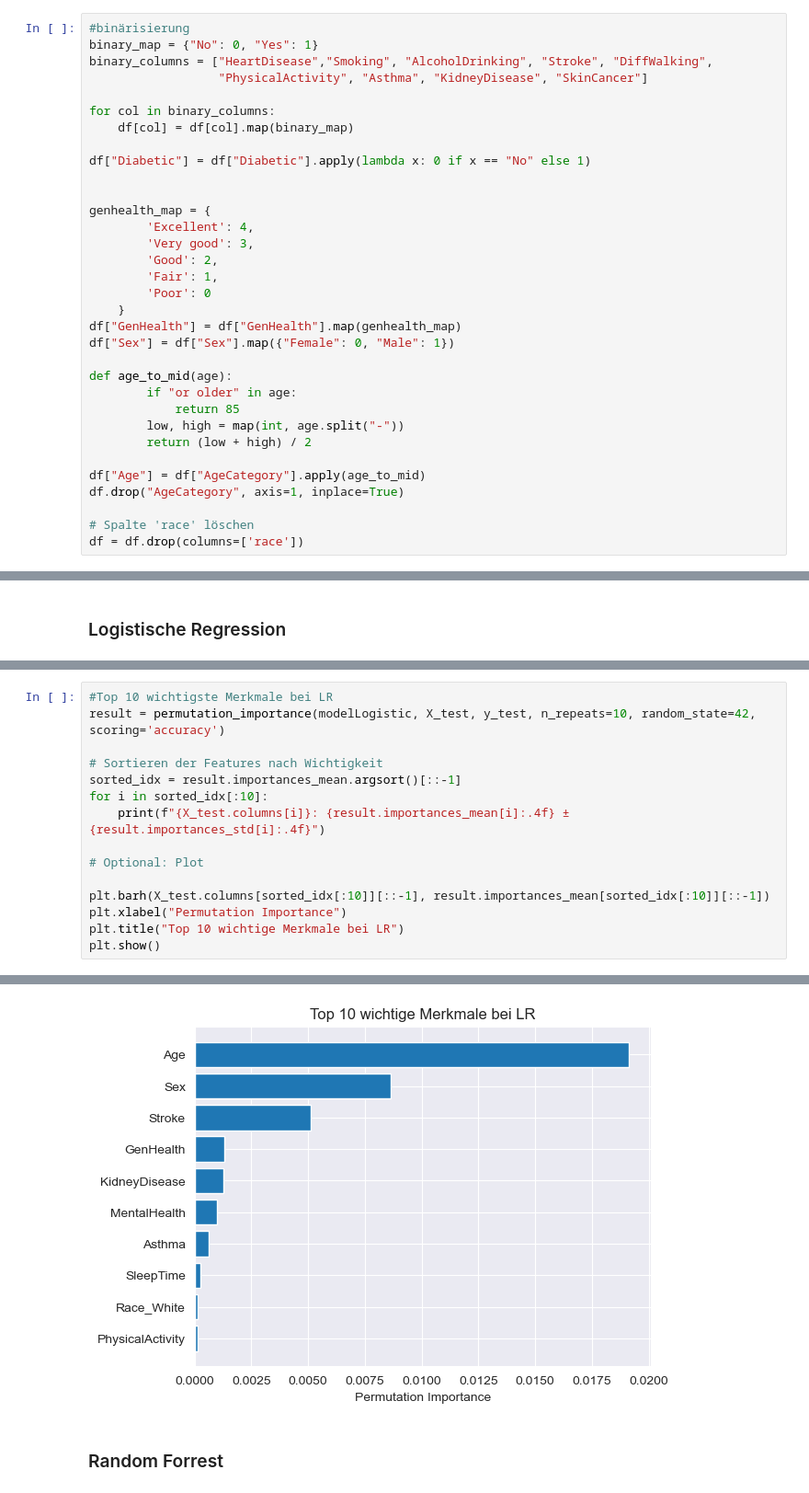
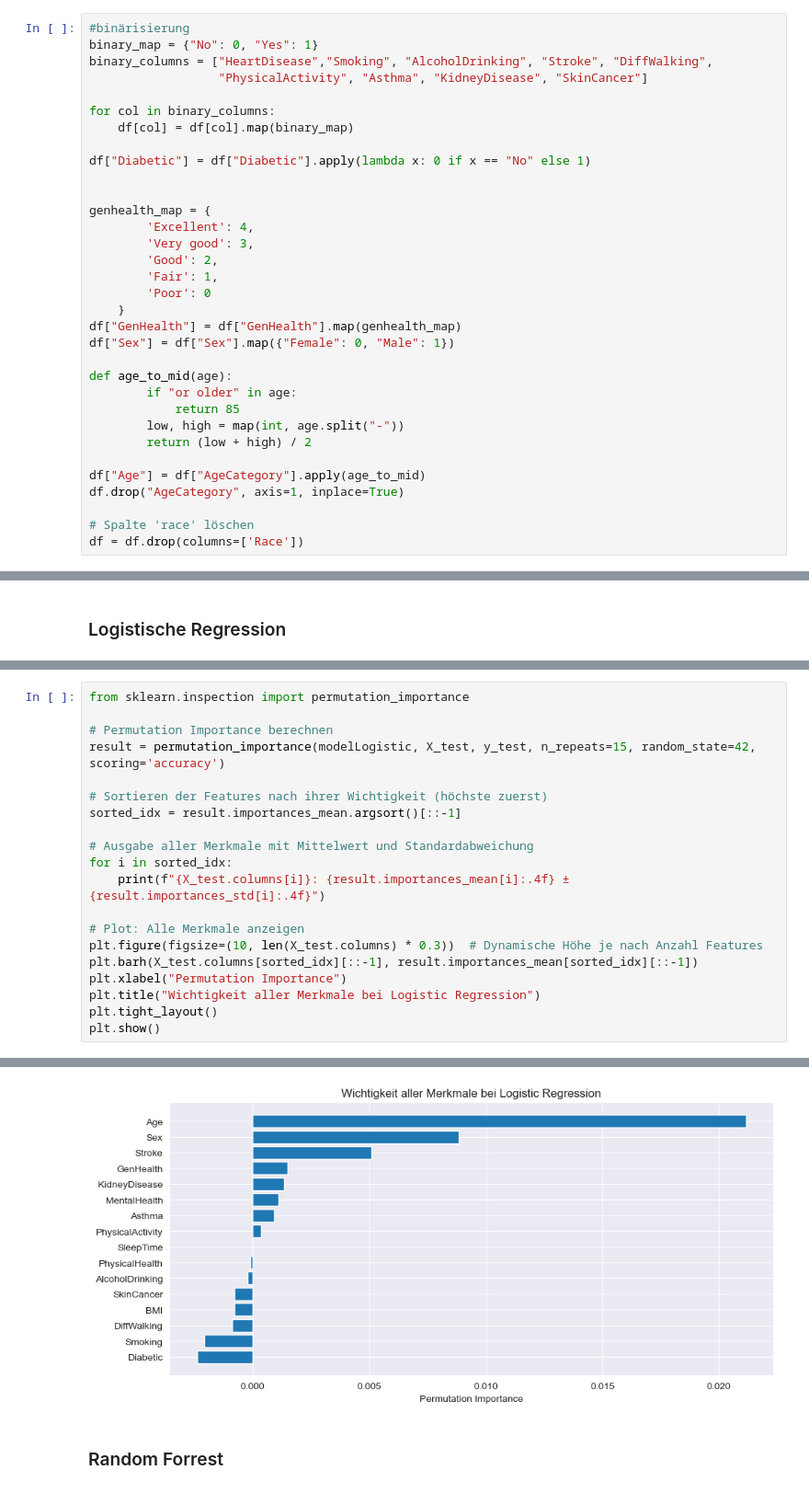
Before and after one commit to ManaTrooo/Asai-Projekt, a Jupyter notebook: DataSet_1_ohneRace.ipynb, the cells around one changed output, grey strips where cells are left out. Shown at 92% size. Saved outputs shown, nothing was run; the diff lists cells and outputs as text.

```diff
--- a/DataSet_1_ohneRace.ipynb
+++ b/DataSet_1_ohneRace.ipynb
@@ -438,7 +438,7 @@ df["Age"] = df["AgeCategory"].apply(age_to_mid)
 df.drop("AgeCategory", axis=1, inplace=True)
 
 # Spalte 'race' löschen
-df = df.drop(columns=['race'])
+df = df.drop(columns=['Race'])
 # %%
 # Skalierung
 scaler = MinMaxScaler()
@@ -537,16 +537,21 @@ Demographic Parity Difference: 0.141
 # %%
-#Top 10 wichtigste Merkmale bei LR
-result = permutation_importance(modelLogistic, X_test, y_test, n_repeats=10, random_state=42, scoring='accuracy')
+from sklearn.inspection import permutation_importance
 
-# Sortieren der Features nach Wichtigkeit
+# Permutation Importance berechnen
+result = permutation_importance(modelLogistic, X_test, y_test, n_repeats=15, random_state=42, scoring='accuracy')
+
+# Sortieren der Features nach ihrer Wichtigkeit (höchste zuerst)
 sorted_idx = result.importances_mean.argsort()[::-1]
-for i in sorted_idx[:10]:
+
+# Ausgabe aller Merkmale mit Mittelwert und Standardabweichung
+for i in sorted_idx:
     print(f"{X_test.columns[i]}: {result.importances_mean[i]:.4f} ± {result.importances_std[i]:.4f}")
 
-# Optional: Plot
-
-plt.barh(X_test.columns[sorted_idx[:10]][::-1], result.importances_mean[sorted_idx[:10]][::-1])
+# Plot: Alle Merkmale anzeigen
+plt.figure(figsize=(10, len(X_test.columns) * 0.3))  # Dynamische Höhe je nach Anzahl Features
+plt.barh(X_test.columns[sorted_idx][::-1], result.importances_mean[sorted_idx][::-1])
 plt.xlabel("Permutation Importance")
-plt.title("Top 10 wichtige Merkmale bei LR")
+plt.title("Wichtigkeit aller Merkmale bei Logistic Regression")
+plt.tight_layout()
 plt.show()
 # %% [output]
@@ -563,4 +574,4 @@ PhysicalActivity: 0.0001 ± 0.0001
-[figure, old version]
+[figure, new version]
 # %% [markdown]
 ### Random Forrest
 # %%
```
Also changed, not shown: parts of 6 cells of this notebook.
